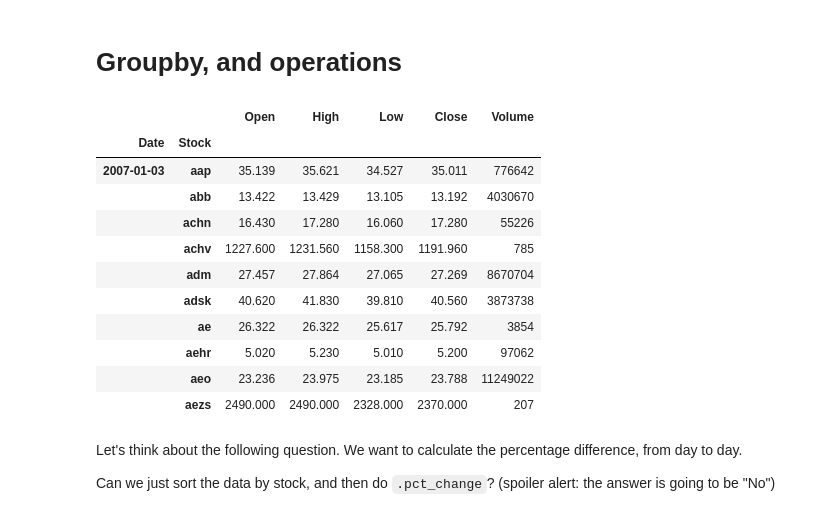
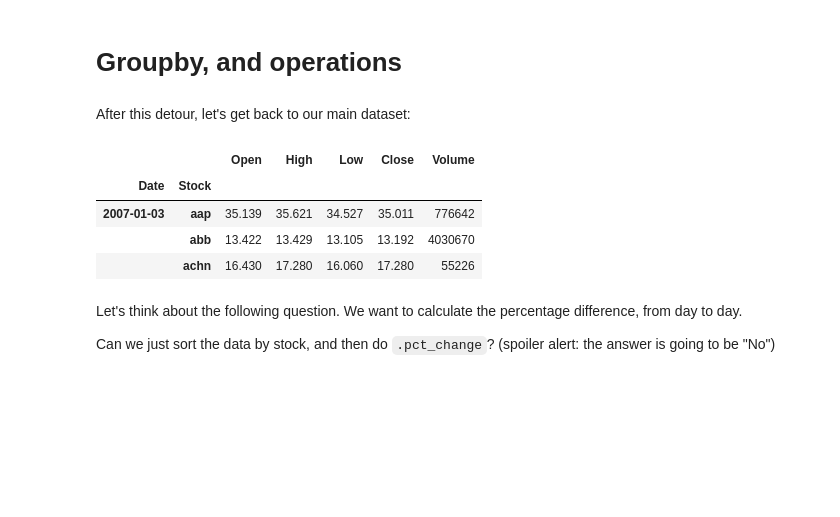
Before and after one commit to LDSSA/batch2-BLU01, a Jupyter notebook: Learning Notebooks/BLU1 - Learning Notebook - Part 2 of 2 - Multi-indexing.ipynb, the cells around one changed output. Cells and saved outputs as stored; diff of their text form; code cells hidden in the pictures; blank space fills up the shorter version.

```diff
--- a/Learning Notebooks/BLU1 - Learning Notebook - Part 2 of 2 - Multi-indexing.ipynb
+++ b/Learning Notebooks/BLU1 - Learning Notebook - Part 2 of 2 - Multi-indexing.ipynb
@@ -723,21 +727,16 @@ data.xs('msft', level='Stock', drop_level=True).Close.plot(figsize=(16, 4));
 -----
 # %% [markdown]
 # Groupby, and operations
+# %% [markdown]
+After this detour, let's get back to our main dataset:
 # %%
-data.head(10)
+data.head(3)
 # %% [output]
 |  |  | Open | High | Low | Close | Volume |
 | Date | Stock |  |  |  |  |  |
 | 2007-01-03 | aap | 35.139 | 35.621 | 34.527 | 35.011 | 776642 |
 |  | abb | 13.422 | 13.429 | 13.105 | 13.192 | 4030670 |
 |  | achn | 16.430 | 17.280 | 16.060 | 17.280 | 55226 |
-|  | achv | 1227.600 | 1231.560 | 1158.300 | 1191.960 | 785 |
-|  | adm | 27.457 | 27.864 | 27.065 | 27.269 | 8670704 |
-|  | adsk | 40.620 | 41.830 | 39.810 | 40.560 | 3873738 |
-|  | ae | 26.322 | 26.322 | 25.617 | 25.792 | 3854 |
-|  | aehr | 5.020 | 5.230 | 5.010 | 5.200 | 97062 |
-|  | aeo | 23.236 | 23.975 | 23.185 | 23.788 | 11249022 |
-|  | aezs | 2490.000 | 2490.000 | 2328.000 | 2370.000 | 207 |
 # %% [markdown]
 Let's think about the following question. We want to calculate the percentage difference, from day to day.
 
```
Also changed, not shown: parts of 61 cells of this notebook, 2 other files.
